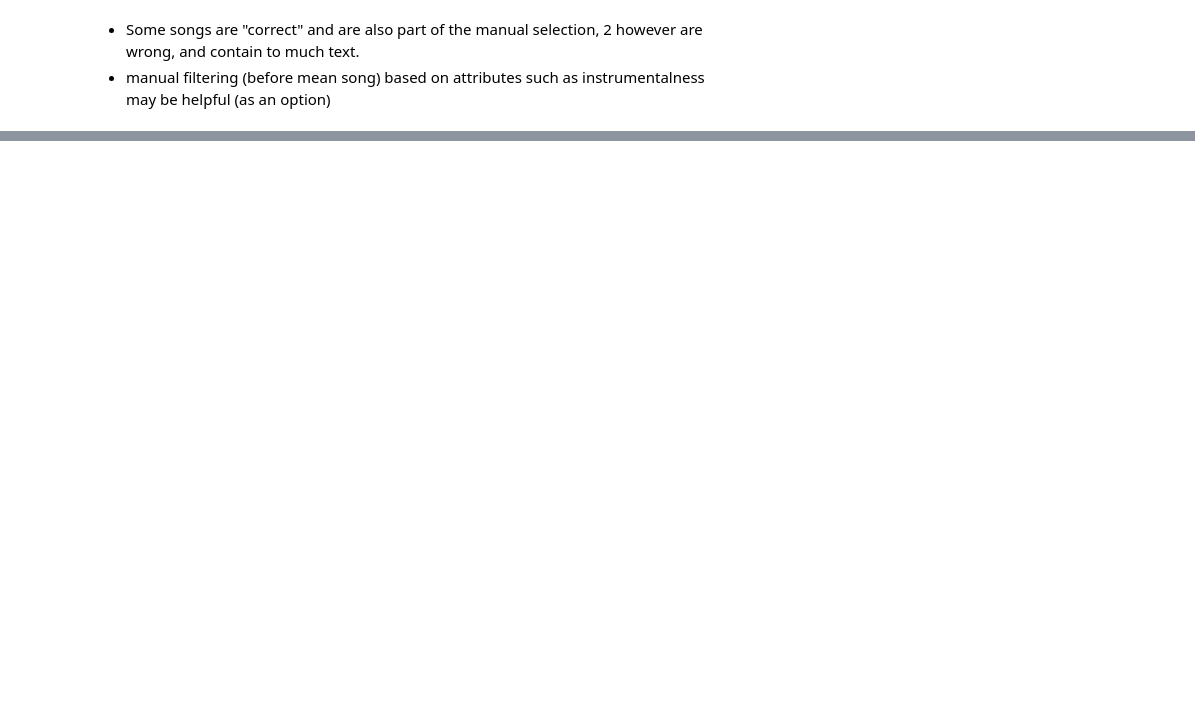
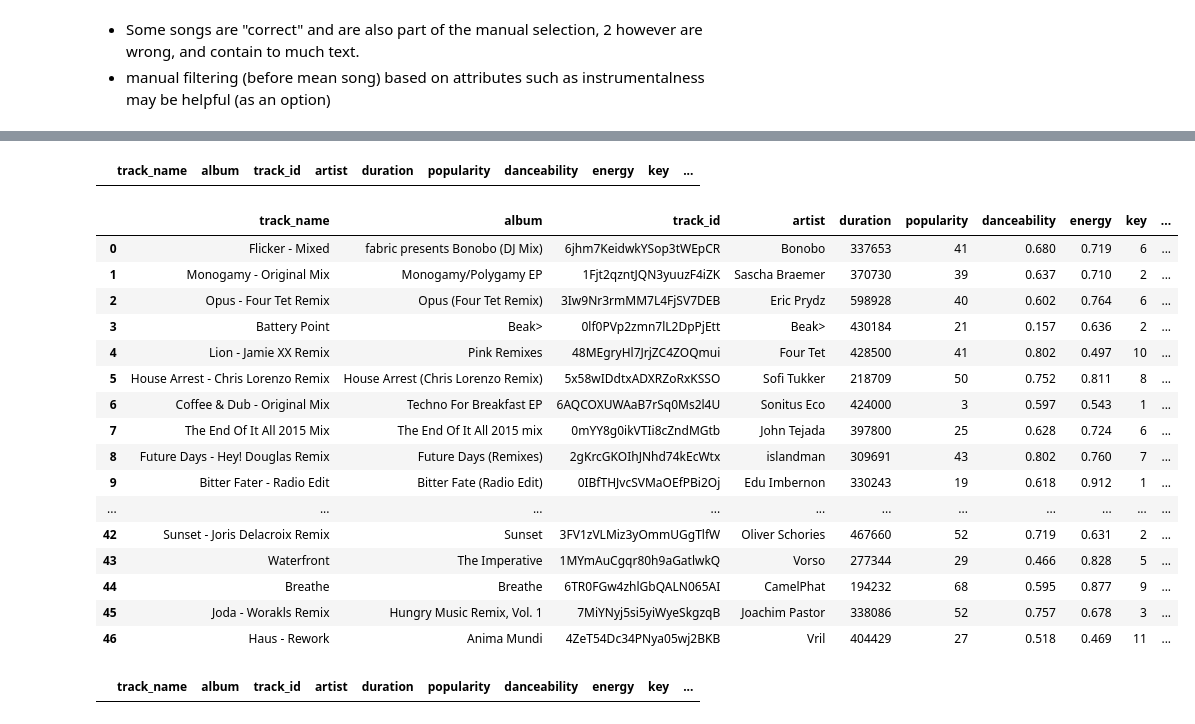
Before and after one commit to MerlinSchaefer/spotify_app, a Jupyter notebook: Playlist-Buddy.ipynb, the cells around one changed output, grey strips where cells are left out. Drawn from its saved outputs; the diff is of its cells as text; code cells hidden in the pictures; blank space fills up the shorter version.

Commit message:
add manual feature filter PlaylistBuddy

```diff
--- a/Playlist-Buddy.ipynb
+++ b/Playlist-Buddy.ipynb
@@ -406,0 +322,28 @@ final_recomms3
+# %%
+feature_filter(final_recomms,feature = "speechiness")
+# %% [output]
+|  | track_name | album | track_id | artist | duration | popularity | danceability | energy | key | ... |
+# %%
+feature_filter(final_recomms,feature = "speechiness", high = False)
+# %% [output]
+|  | track_name | album | track_id | artist | duration | popularity | danceability | energy | key | ... |
+| 0 | Flicker - Mixed | fabric presents Bonobo (DJ Mix) | 6jhm7KeidwkYSop3tWEpCR | Bonobo | 337653 | 41 | 0.680 | 0.719 | 6 | ... |
+| 1 | Monogamy - Original Mix | Monogamy/Polygamy EP | 1Fjt2qzntJQN3yuuzF4iZK | Sascha Braemer | 370730 | 39 | 0.637 | 0.710 | 2 | ... |
+| 2 | Opus - Four Tet Remix | Opus (Four Tet Remix) | 3Iw9Nr3rmMM7L4FjSV7DEB | Eric Prydz | 598928 | 40 | 0.602 | 0.764 | 6 | ... |
+| 3 | Battery Point | Beak> | 0lf0PVp2zmn7lL2DpPjEtt | Beak> | 430184 | 21 | 0.157 | 0.636 | 2 | ... |
+| 4 | Lion - Jamie XX Remix | Pink Remixes | 48MEgryHl7JrjZC4ZOQmui | Four Tet | 428500 | 41 | 0.802 | 0.497 | 10 | ... |
+| 5 | House Arrest - Chris Lorenzo Remix | House Arrest (Chris Lorenzo Remix) | 5x58wIDdtxADXRZoRxKSSO | Sofi Tukker | 218709 | 50 | 0.752 | 0.811 | 8 | ... |
+| 6 | Coffee & Dub - Original Mix | Techno For Breakfast EP | 6AQCOXUWAaB7rSq0Ms2l4U | Sonitus Eco | 424000 | 3 | 0.597 | 0.543 | 1 | ... |
+| 7 | The End Of It All 2015 Mix | The End Of It All 2015 mix | 0mYY8g0ikVTIi8cZndMGtb | John Tejada | 397800 | 25 | 0.628 | 0.724 | 6 | ... |
+| 8 | Future Days - Hey! Douglas Remix | Future Days (Remixes) | 2gKrcGKOIhJNhd74kEcWtx | islandman | 309691 | 43 | 0.802 | 0.760 | 7 | ... |
+| 9 | Bitter Fater - Radio Edit | Bitter Fate (Radio Edit) | 0IBfTHJvcSVMaOEfPBi2Oj | Edu Imbernon | 330243 | 19 | 0.618 | 0.912 | 1 | ... |
+| ... | ... | ... | ... | ... | ... | ... | ... | ... | ... | ... |
+| 42 | Sunset - Joris Delacroix Remix | Sunset | 3FV1zVLMiz3yOmmUGgTlfW | Oliver Schories | 467660 | 52 | 0.719 | 0.631 | 2 | ... |
+| 43 | Waterfront | The Imperative | 1MYmAuCgqr80h9aGatlwkQ | Vorso | 277344 | 29 | 0.466 | 0.828 | 5 | ... |
+| 44 | Breathe | Breathe | 6TR0FGw4zhlGbQALN065AI | CamelPhat | 194232 | 68 | 0.595 | 0.877 | 9 | ... |
+| 45 | Joda - Worakls Remix | Hungry Music Remix, Vol. 1 | 7MiYNyj5si5yiWyeSkgzqB | Joachim Pastor | 338086 | 52 | 0.757 | 0.678 | 3 | ... |
+| 46 | Haus - Rework | Anima Mundi | 4ZeT54Dc34PNya05wj2BKB | Vril | 404429 | 27 | 0.518 | 0.469 | 11 | ... |
+# %%
+feature_filter(final_recomms,feature = "acousticness")
+# %% [output]
+|  | track_name | album | track_id | artist | duration | popularity | danceability | energy | key | ... |
```
Also changed, not shown: parts of 54 cells of this notebook, 2 other files.
